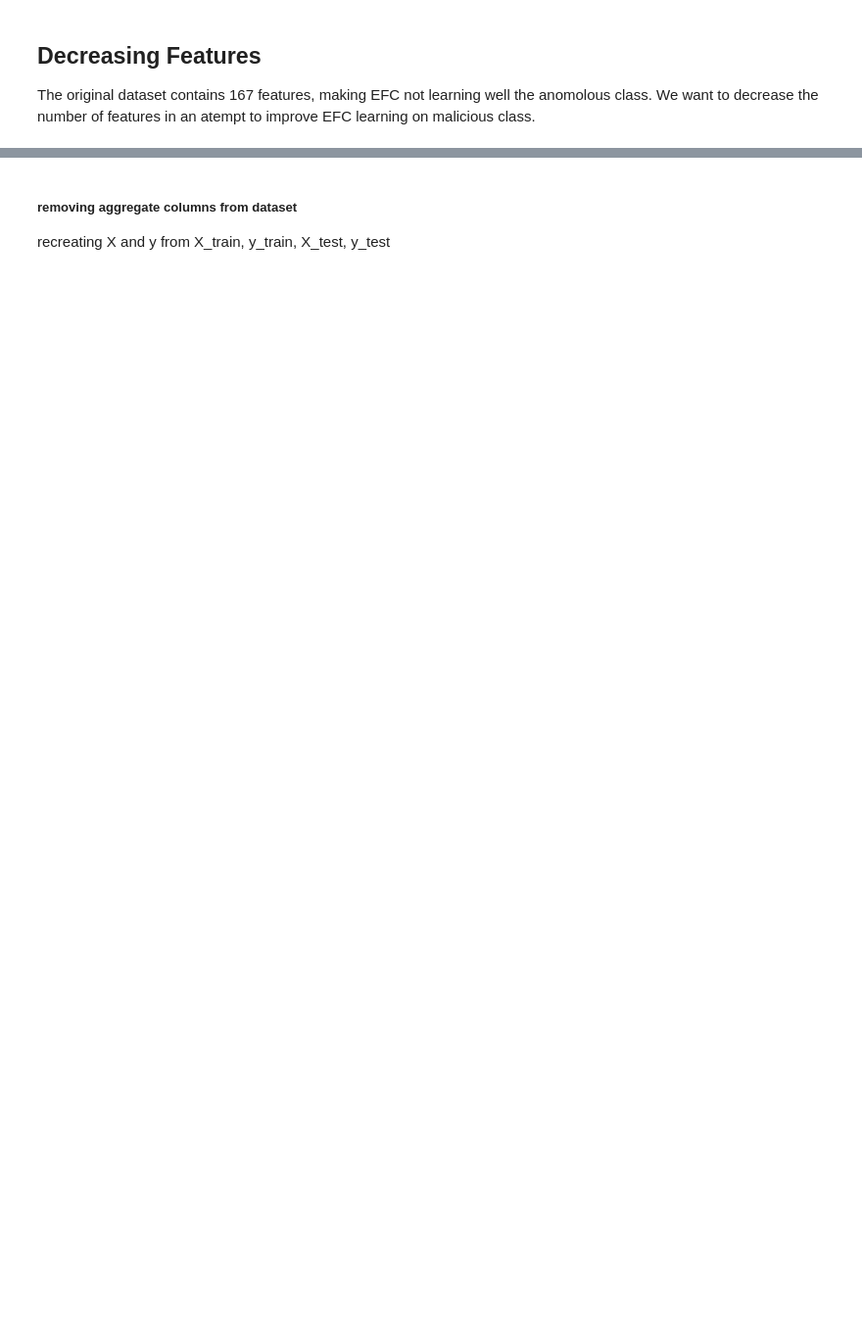
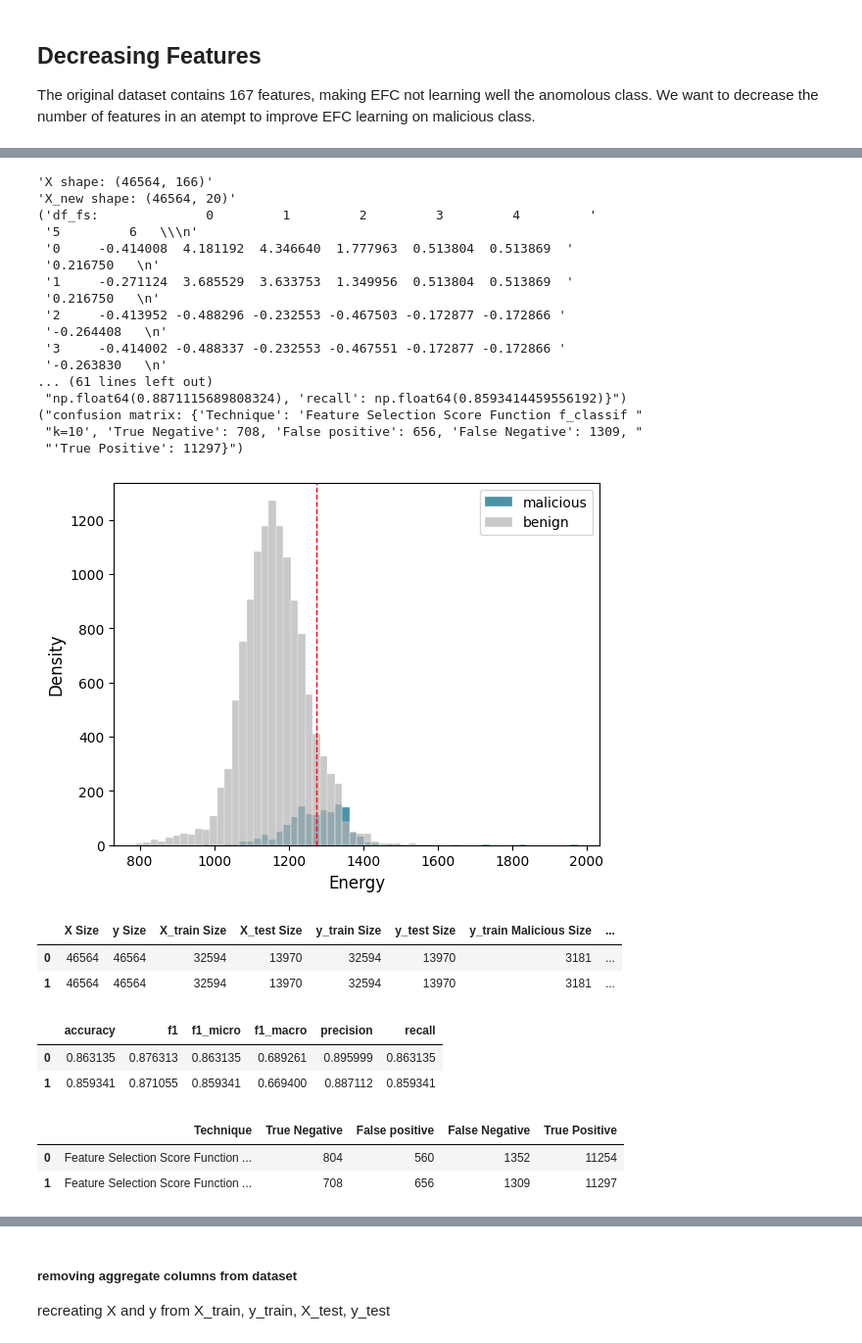
Before and after one commit to kevinsantana/PPCA-UnB-Dissertation, a Jupyter notebook: models/notebooks/efc/efc-feature-selection.ipynb, the cells around one changed output, grey strips where cells are left out. Shown at 98% size. Saved outputs shown, nothing was run; the diff lists cells and outputs as text; code cells hidden in the pictures; blank space fills up the shorter version.

```diff
--- a/models/notebooks/efc/efc-feature-selection.ipynb
+++ b/models/notebooks/efc/efc-feature-selection.ipynb
@@ -380,0 +252,27 @@ df_efc_confusion_matrix
+# %%
+k_20 = 20
+# %%
+fig_name_k_20 = fig_name.format(k_size=k_20)
+# %%
+sizes_k_20, model_score_k_20, confusion_matrix_values_k_20 = make_feature_selection_with_k_best(k=k_20,
+                                                                                                fig_folder=fig_folder,
+                                                                                                fig_name=fig_name_k_20)
+# %% [output]
+'X shape: (46564, 166)'
+'X_new shape: (46564, 20)'
+('df_fs:              0         1         2         3         4         '
+ '5         6   \\\n'
+ '0     -0.414008  4.181192  4.346640  1.777963  0.513804  0.513869  '
+ '0.216750   \n'
+ '1     -0.271124  3.685529  3.633753  1.349956  0.513804  0.513869  '
+ '0.216750   \n'
+ '2     -0.413952 -0.488296 -0.232553 -0.467503 -0.172877 -0.172866 '
+ '-0.264408   \n'
+ '3     -0.414002 -0.488337 -0.232553 -0.467551 -0.172877 -0.172866 '
+ '-0.263830   \n'
+... (61 lines left out)
+ "np.float64(0.8871115689808324), 'recall': np.float64(0.8593414459556192)}")
+("confusion matrix: {'Technique': 'Feature Selection Score Function f_classif "
+ "k=10', 'True Negative': 708, 'False positive': 656, 'False Negative': 1309, "
+ "'True Positive': 11297}")
+[figure, added]
@@ -380,0 +281,6 @@ df_efc_confusion_matrix
+# %%
+df_sizes
+# %% [output]
+|  | X Size | y Size | X_train Size | X_test Size | y_train Size | y_test Size | y_train Malicious Size | ... |
+| 0 | 46564 | 46564 | 32594 | 13970 | 32594 | 13970 | 3181 | ... |
+| 1 | 46564 | 46564 | 32594 | 13970 | 32594 | 13970 | 3181 | ... |
@@ -380,0 +289,6 @@ df_efc_confusion_matrix
+# %%
+df_efc_metrics
+# %% [output]
+|  | accuracy | f1 | f1_micro | f1_macro | precision | recall |
+| 0 | 0.863135 | 0.876313 | 0.863135 | 0.689261 | 0.895999 | 0.863135 |
+| 1 | 0.859341 | 0.871055 | 0.859341 | 0.669400 | 0.887112 | 0.859341 |
@@ -380,0 +297,6 @@ df_efc_confusion_matrix
+# %%
+df_efc_confusion_matrix
+# %% [output]
+|  | Technique | True Negative | False positive | False Negative | True Positive |
+| 0 | Feature Selection Score Function ... | 804 | 560 | 1352 | 11254 |
+| 1 | Feature Selection Score Function ... | 708 | 656 | 1309 | 11297 |
```
Also changed, not shown: parts of 187 cells of this notebook, 23 other files.
